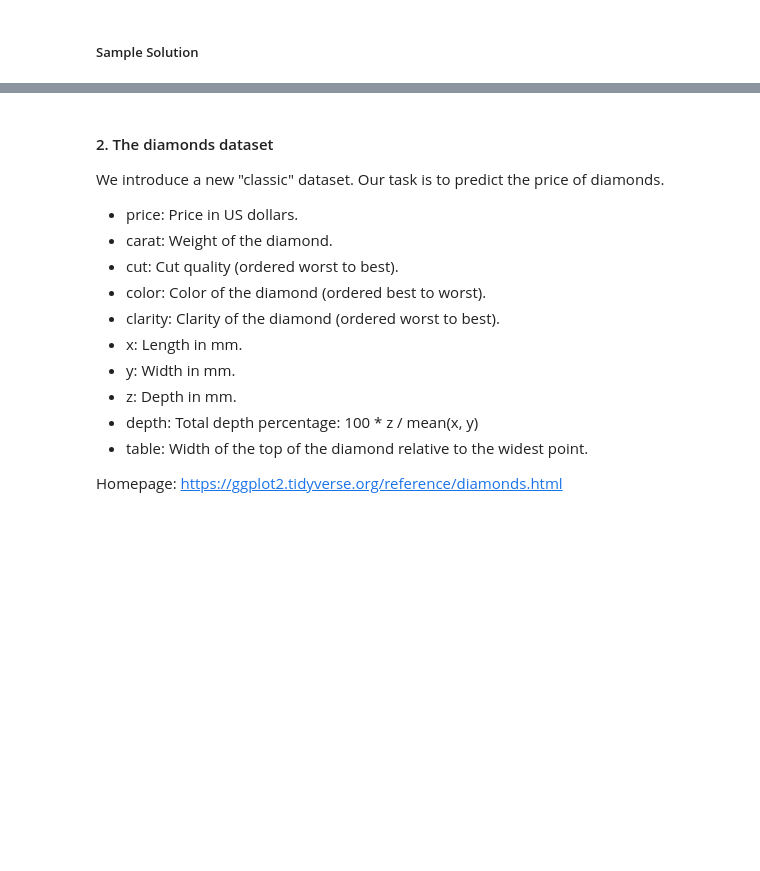
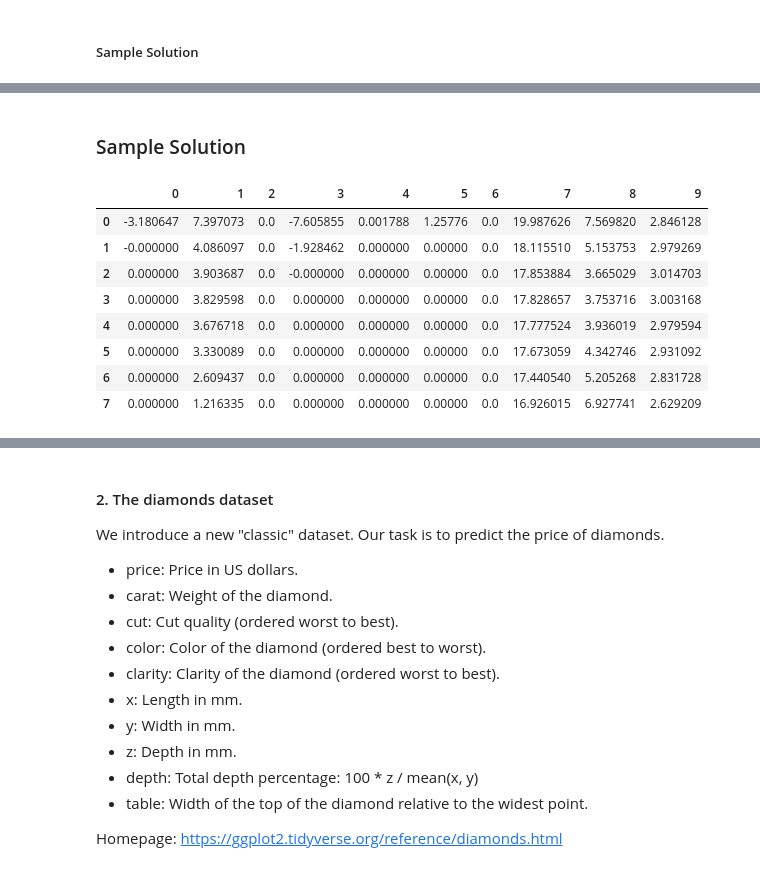
Before and after one commit to navidbahadoran/data-science-spring-2025, a Jupyter notebook: 04_regression_III/problem_session/1_Problem_Session_4_Complete.ipynb, the cells around one changed output, grey strips where cells are left out. Cells and saved outputs as stored; diff of their text form; code cells hidden in the pictures; blank space fills up the shorter version.

Commit message:
Reworked part one in a way which hopefully makes the math a little less mysterious

```diff
--- a/04_regression_III/problem_session/1_Problem_Session_4_Complete.ipynb
+++ b/04_regression_III/problem_session/1_Problem_Session_4_Complete.ipynb
@@ -29,10 +32,26 @@ Simulate $$y = x + x^2 + \epsilon \textrm{ where }\epsilon \sim \mathcal{N}(\mu
 # %% [markdown]
 ##### Sample Solution
 # %%
-nobs = 100
-x = np.linspace(0,5, num = nobs)
+# nobs is short for "number of observations"
+nobs = 20
 
-y = x + x**2  + 10*np.random.randn(nobs)
+# A numpy array of shape (nobs,) whose entries are drawn uniformly from the interval [0,10]
+x = np.random.uniform(low = 0, high = 10, size = (nobs,))
+
+# A numpy array of shape (nobs, 10).  Each column should be x plus normal errors with standard deviation 0.1
+# Note that we will overwrite the final column in the next step.
+# Hint: use np.tile.  Look up the docs!
+X = np.tile(x[:, np.newaxis], (1, 10)) + 0.1*np.random.normal(size = (nobs,10))
+
+# Overwrite the last column of X with new independent draws from [0,10]
+X[:,9] = np.random.uniform(low = 0, high = 10, size = (nobs,))
+
+# A numpy array of shape (nobs,) which is equal to the sum of the columns of X plus normal errors of variance 1.
+y = X.sum(axis=1) + np.random.normal(size = (nobs,))
+# %%
+# Making a train test split
+from sklearn.model_selection import train_test_split
+X_train, X_test, y_train,y_test = train_test_split(X,y)
 # %% [markdown]
 ##### b.
 
@@ -98,0 +119,2 @@ Even if you only managed to get through this section it is a profitable use of a
+# %% [markdown]
+### Sample Solution
@@ -98,0 +123,25 @@ Even if you only managed to get through this section it is a profitable use of a
+# %%
+alphas = np.exp(np.linspace(-6,-1,8))
+coefs = np.zeros((len(alphas), 10))
+for i,alpha in enumerate(alphas):
+    # Make a pipeline where you first scale and then lasso.
+    # Use max_iter=100000 in your Lasso to avoid some convergence issues.
+    lasso_pipe = Pipeline([('scale', StandardScaler()),('lasso', Lasso(alpha = alpha, max_iter=100000))])
+
+    # Fit it to the training data
+    lasso_pipe.fit(X_train, y_train)
+
+    # Store the coefficients in the ith row of coefs
+    coefs[i,:] = lasso_pipe['lasso'].coef_
+
+pd.DataFrame(coefs)
+# %% [output]
+|  | 0 | 1 | 2 | 3 | 4 | 5 | 6 | 7 | 8 | 9 |
+| 0 | -3.180647 | 7.397073 | 0.0 | -7.605855 | 0.001788 | 1.25776 | 0.0 | 19.987626 | 7.569820 | 2.846128 |
+| 1 | -0.000000 | 4.086097 | 0.0 | -1.928462 | 0.000000 | 0.00000 | 0.0 | 18.115510 | 5.153753 | 2.979269 |
+| 2 | 0.000000 | 3.903687 | 0.0 | -0.000000 | 0.000000 | 0.00000 | 0.0 | 17.853884 | 3.665029 | 3.014703 |
+| 3 | 0.000000 | 3.829598 | 0.0 | 0.000000 | 0.000000 | 0.00000 | 0.0 | 17.828657 | 3.753716 | 3.003168 |
+| 4 | 0.000000 | 3.676718 | 0.0 | 0.000000 | 0.000000 | 0.00000 | 0.0 | 17.777524 | 3.936019 | 2.979594 |
+| 5 | 0.000000 | 3.330089 | 0.0 | 0.000000 | 0.000000 | 0.00000 | 0.0 | 17.673059 | 4.342746 | 2.931092 |
+| 6 | 0.000000 | 2.609437 | 0.0 | 0.000000 | 0.000000 | 0.00000 | 0.0 | 17.440540 | 5.205268 | 2.831728 |
+| 7 | 0.000000 | 1.216335 | 0.0 | 0.000000 | 0.000000 | 0.00000 | 0.0 | 16.926015 | 6.927741 | 2.629209 |
```
Also changed, not shown: parts of 27 cells of this notebook, 1 other file.
